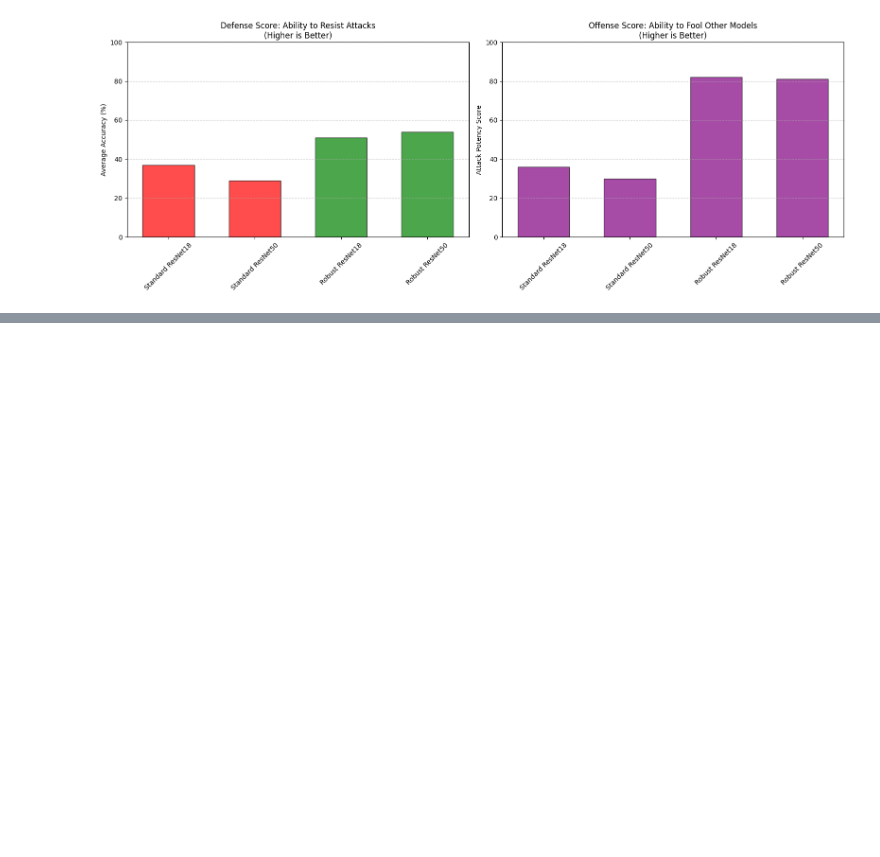
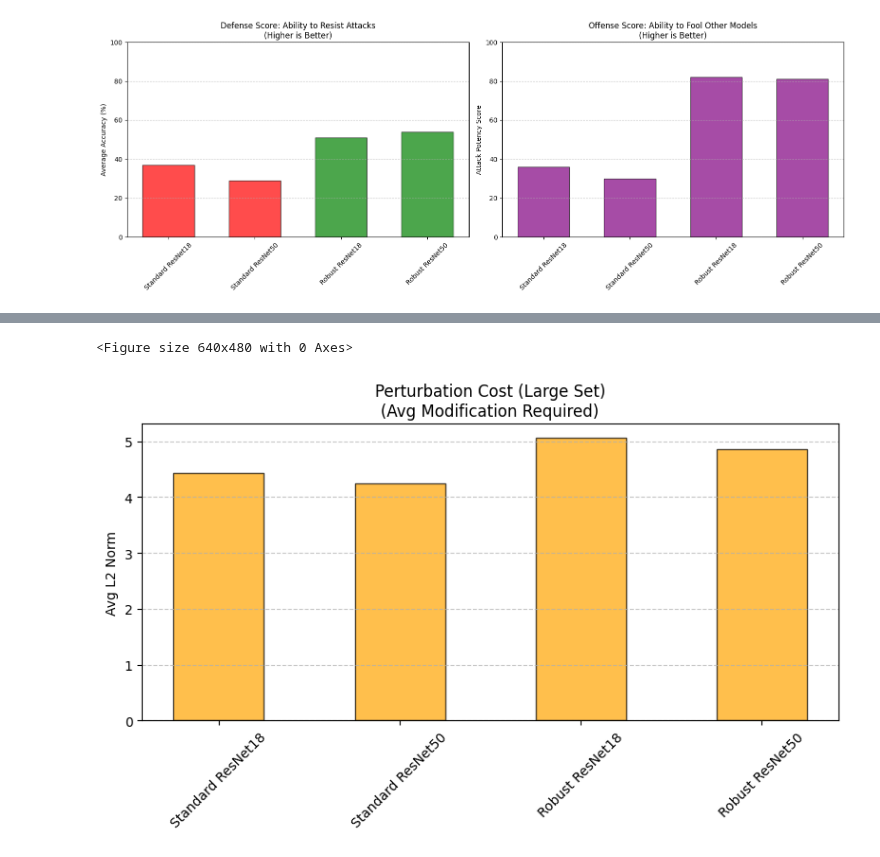
Before and after one commit to vm2781/adversarial_attacks, a Jupyter notebook: transferrability_of_all_models.ipynb, the cells around one changed output, grey strips where cells are left out. Saved outputs shown, nothing was run; the diff lists cells and outputs as text; code cells hidden in the pictures; blank space fills up the shorter version.

```diff
--- a/transferrability_of_all_models.ipynb
+++ b/transferrability_of_all_models.ipynb
@@ -316,0 +315,15 @@ plt.show()
+# %%
+plt.tight_layout()
+plt.show()
+
+plt.figure(figsize=(8, 5))
+plt.bar(x, perturbation_costs, width, color='orange', alpha=0.7, edgecolor='black')
+plt.ylabel('Avg L2 Norm')
+plt.title('Perturbation Cost (Large Set)\n(Avg Modification Required)')
+plt.xticks(x, large_model_display_names, rotation=45)
+plt.grid(axis='y', linestyle='--', alpha=0.7)
+plt.tight_layout()
+plt.show()
+# %% [output]
+<Figure size 640x480 with 0 Axes>
+[figure, added]
```
Also changed, not shown: parts of 6 cells of this notebook.
